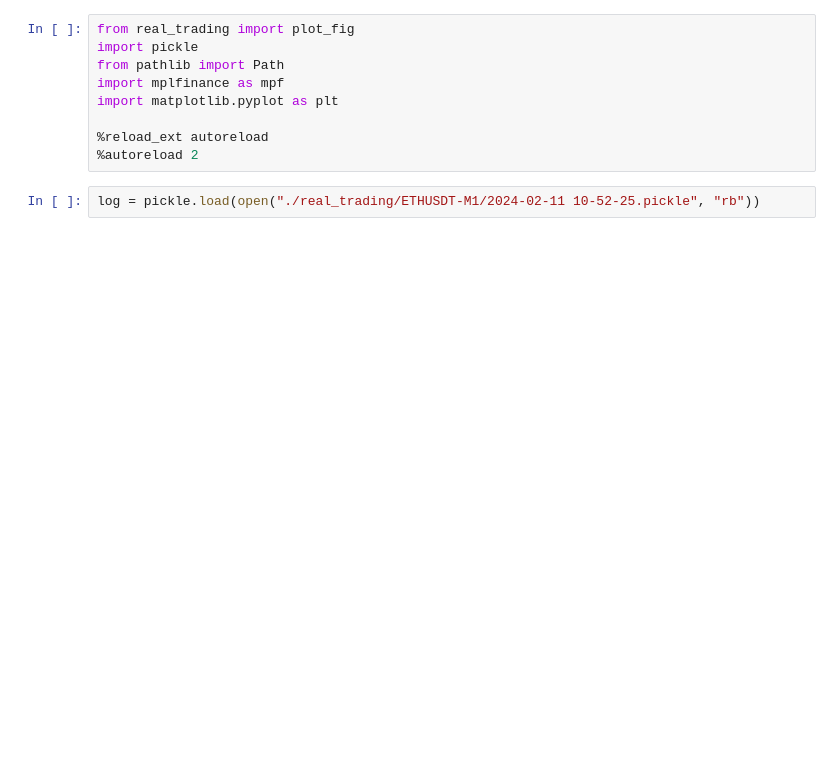
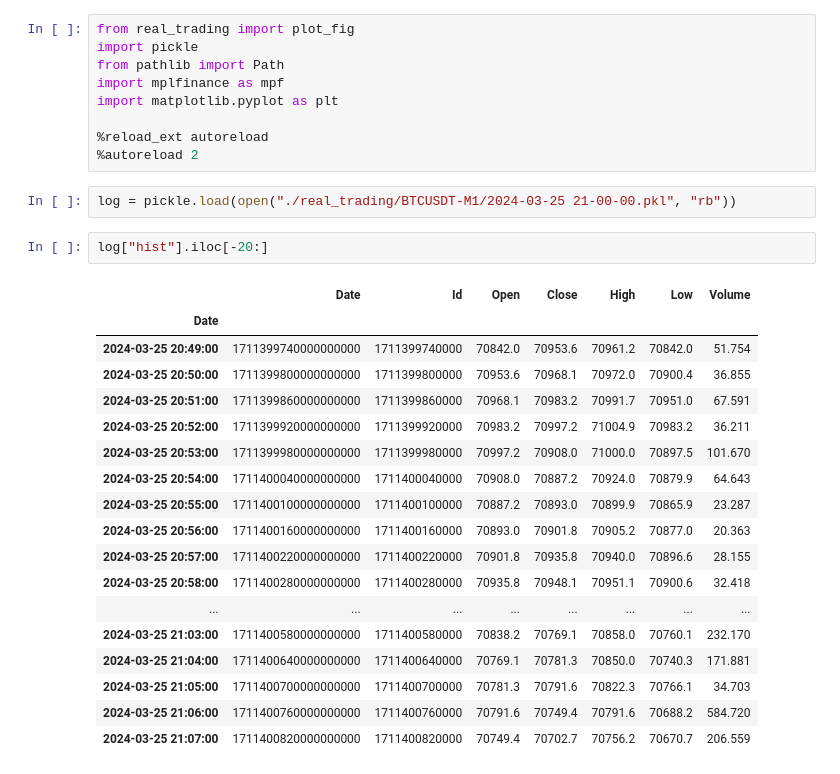
Before and after one commit to binrey/MLTR, a Jupyter notebook: log_viewer.ipynb, the cells around one changed output. Saved outputs shown, nothing was run; the diff lists cells and outputs as text; blank space fills up the shorter version.

```diff
--- a/log_viewer.ipynb
+++ b/log_viewer.ipynb
@@ -8,4 +8,25 @@ import matplotlib.pyplot as plt
 %reload_ext autoreload
 %autoreload 2
 # %%
-log = pickle.load(open("./real_trading/ETHUSDT-M1/2024-02-11 10-52-25.pickle", "rb"))
+log = pickle.load(open("./real_trading/BTCUSDT-M1/2024-03-25 21-00-00.pkl", "rb"))
+# %%
+log["hist"].iloc[-20:]
+# %% [output]
+|  | Date | Id | Open | Close | High | Low | Volume |
+| Date |  |  |  |  |  |  |  |
+| 2024-03-25 20:49:00 | 1711399740000000000 | 1711399740000 | 70842.0 | 70953.6 | 70961.2 | 70842.0 | 51.754 |
+| 2024-03-25 20:50:00 | 1711399800000000000 | 1711399800000 | 70953.6 | 70968.1 | 70972.0 | 70900.4 | 36.855 |
+| 2024-03-25 20:51:00 | 1711399860000000000 | 1711399860000 | 70968.1 | 70983.2 | 70991.7 | 70951.0 | 67.591 |
+| 2024-03-25 20:52:00 | 1711399920000000000 | 1711399920000 | 70983.2 | 70997.2 | 71004.9 | 70983.2 | 36.211 |
+| 2024-03-25 20:53:00 | 1711399980000000000 | 1711399980000 | 70997.2 | 70908.0 | 71000.0 | 70897.5 | 101.670 |
+| 2024-03-25 20:54:00 | 1711400040000000000 | 1711400040000 | 70908.0 | 70887.2 | 70924.0 | 70879.9 | 64.643 |
+| 2024-03-25 20:55:00 | 1711400100000000000 | 1711400100000 | 70887.2 | 70893.0 | 70899.9 | 70865.9 | 23.287 |
+| 2024-03-25 20:56:00 | 1711400160000000000 | 1711400160000 | 70893.0 | 70901.8 | 70905.2 | 70877.0 | 20.363 |
+| 2024-03-25 20:57:00 | 1711400220000000000 | 1711400220000 | 70901.8 | 70935.8 | 70940.0 | 70896.6 | 28.155 |
+| 2024-03-25 20:58:00 | 1711400280000000000 | 1711400280000 | 70935.8 | 70948.1 | 70951.1 | 70900.6 | 32.418 |
+| ... | ... | ... | ... | ... | ... | ... | ... |
+| 2024-03-25 21:03:00 | 1711400580000000000 | 1711400580000 | 70838.2 | 70769.1 | 70858.0 | 70760.1 | 232.170 |
+| 2024-03-25 21:04:00 | 1711400640000000000 | 1711400640000 | 70769.1 | 70781.3 | 70850.0 | 70740.3 | 171.881 |
+| 2024-03-25 21:05:00 | 1711400700000000000 | 1711400700000 | 70781.3 | 70791.6 | 70822.3 | 70766.1 | 34.703 |
+| 2024-03-25 21:06:00 | 1711400760000000000 | 1711400760000 | 70791.6 | 70749.4 | 70791.6 | 70688.2 | 584.720 |
+| 2024-03-25 21:07:00 | 1711400820000000000 | 1711400820000 | 70749.4 | 70702.7 | 70756.2 | 70670.7 | 206.559 |
```
Also changed, not shown: parts of 5 cells of this notebook, 2 other files.
